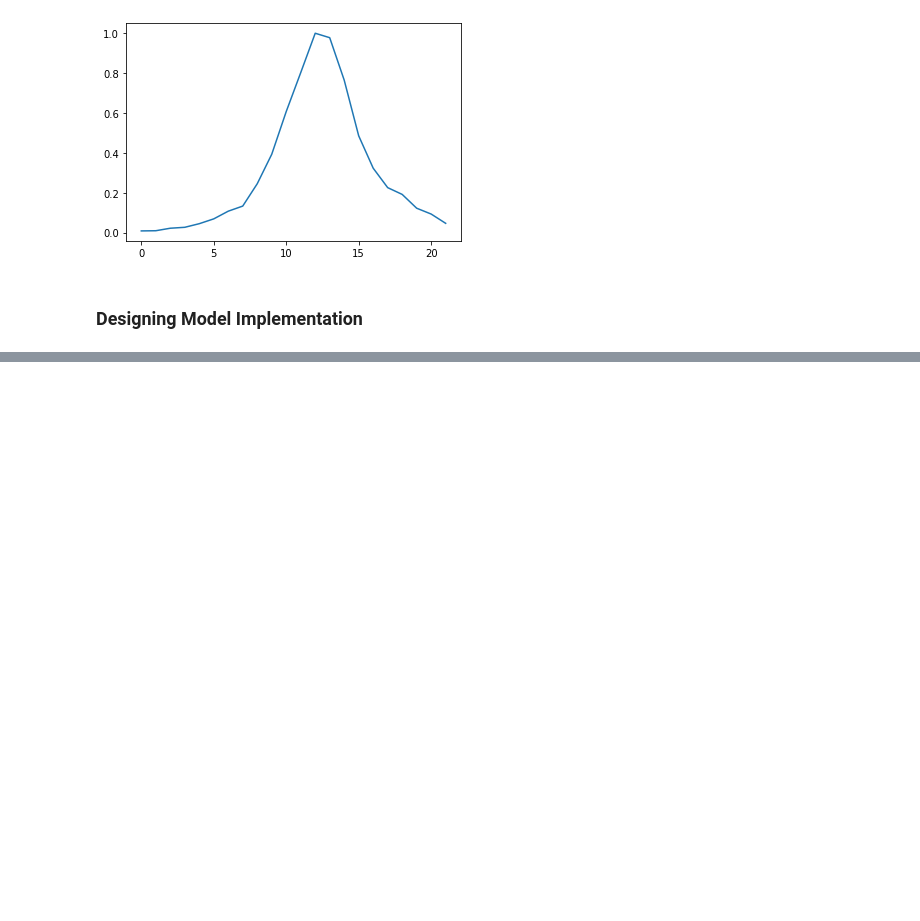
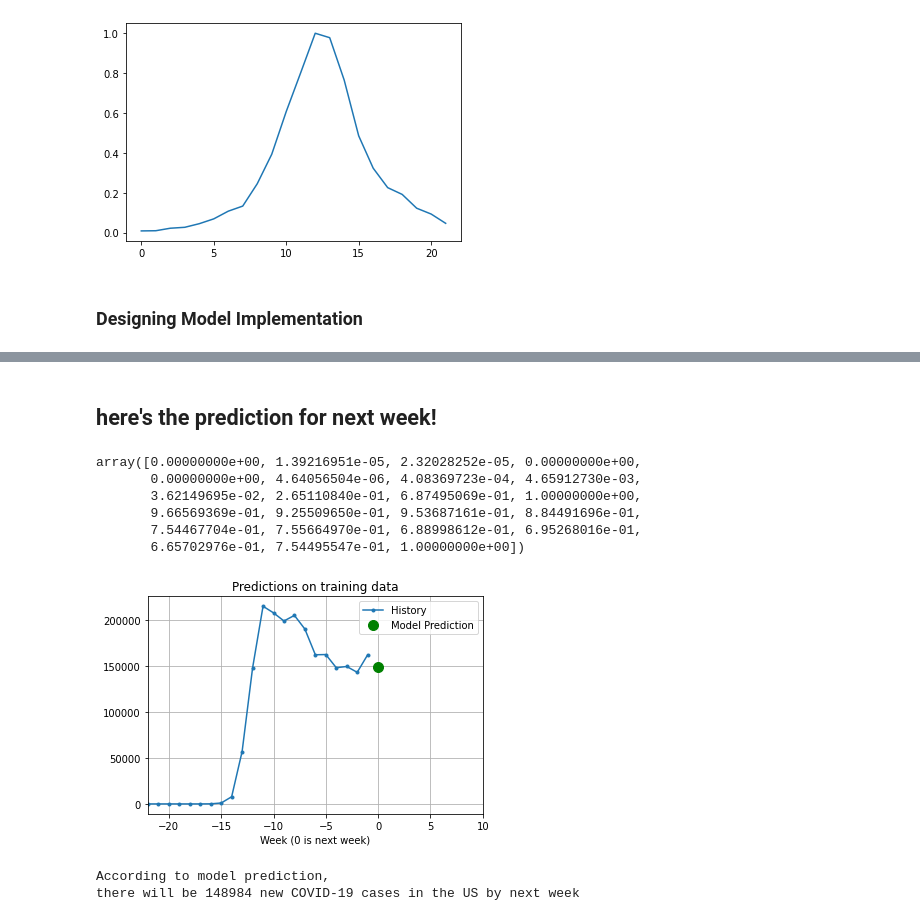
Before and after one commit to tamjazad/ml-covid19, a Jupyter notebook: flu-trained-models/usa_nextweek_c19.ipynb, the cells around one changed output, grey strips where cells are left out. Drawn from its saved outputs; the diff is of its cells as text; code cells hidden in the pictures; blank space fills up the shorter version.

```diff
--- a/flu-trained-models/usa_nextweek_c19.ipynb
+++ b/flu-trained-models/usa_nextweek_c19.ipynb
@@ -336,0 +394,53 @@ lstm_prediction_model.compile(optimizer='adam', loss='mae')
+# %% [markdown]
+## here's the prediction for next week!
+# %%
+covid_data_test = np.append(covid_data_test, 1)
+covid_data_test
+# %% [output]
+array([0.00000000e+00, 1.39216951e-05, 2.32028252e-05, 0.00000000e+00,
+       0.00000000e+00, 4.64056504e-06, 4.08369723e-04, 4.65912730e-03,
+       3.62149695e-02, 2.65110840e-01, 6.87495069e-01, 1.00000000e+00,
+       9.66569369e-01, 9.25509650e-01, 9.53687161e-01, 8.84491696e-01,
+       7.54467704e-01, 7.55664970e-01, 6.88998612e-01, 6.95268016e-01,
+       6.65702976e-01, 7.54495547e-01, 1.00000000e+00])
+# %%
+x_val_us, y_val_us = univariate_data(covid_data_test,
+                                     0,
+                                     None,
+                                     past_history,
+                                     future_target)
+# %%
+val_us = tf.data.Dataset.from_tensor_slices((x_val_us, y_val_us))
+val_us = val_us.batch(1).repeat()
+# %%
+def show_prediction(plot_data, delta, title):
+  labels = ['History', 'Model Prediction']
+  marker = ['.-', 'go']
+  time_steps = create_time_steps(plot_data[0].shape[0])
+
+  future = delta
+
+  plt.title(title)
+  for i, x in enumerate(plot_data):
+    if i:
+      plt.plot(future, plot_data[i], marker[i], markersize=10,
+               label=labels[i])
+    else:
+      plt.plot(time_steps, plot_data[i].flatten(), marker[i], label=labels[i])
+  plt.legend()
+  plt.grid()
+  plt.xlim([time_steps[0], (future+5)*2])
+  plt.xlabel('Week (0 is next week)')
+  return plt
+# %%
+for x, y in val_us.take(1):
+  predicted_cases = lstm_prediction_model.predict(x)[0] * us_wnew_cases.max()
+  plot = show_prediction([x[0].numpy() * us_wnew_cases.max(),
+                    predicted_cases], 0, 'Predictions on training data')
+  plot.show()
+  print("According to model prediction, ")
+  print("there will be {} new COVID-19 cases in the US by next week".format(int(predicted_cases)))
+# %% [output]
+[figure, added]
+According to model prediction,
+there will be 148984 new COVID-19 cases in the US by next week
```
Also changed, not shown: parts of 5 cells of this notebook.
